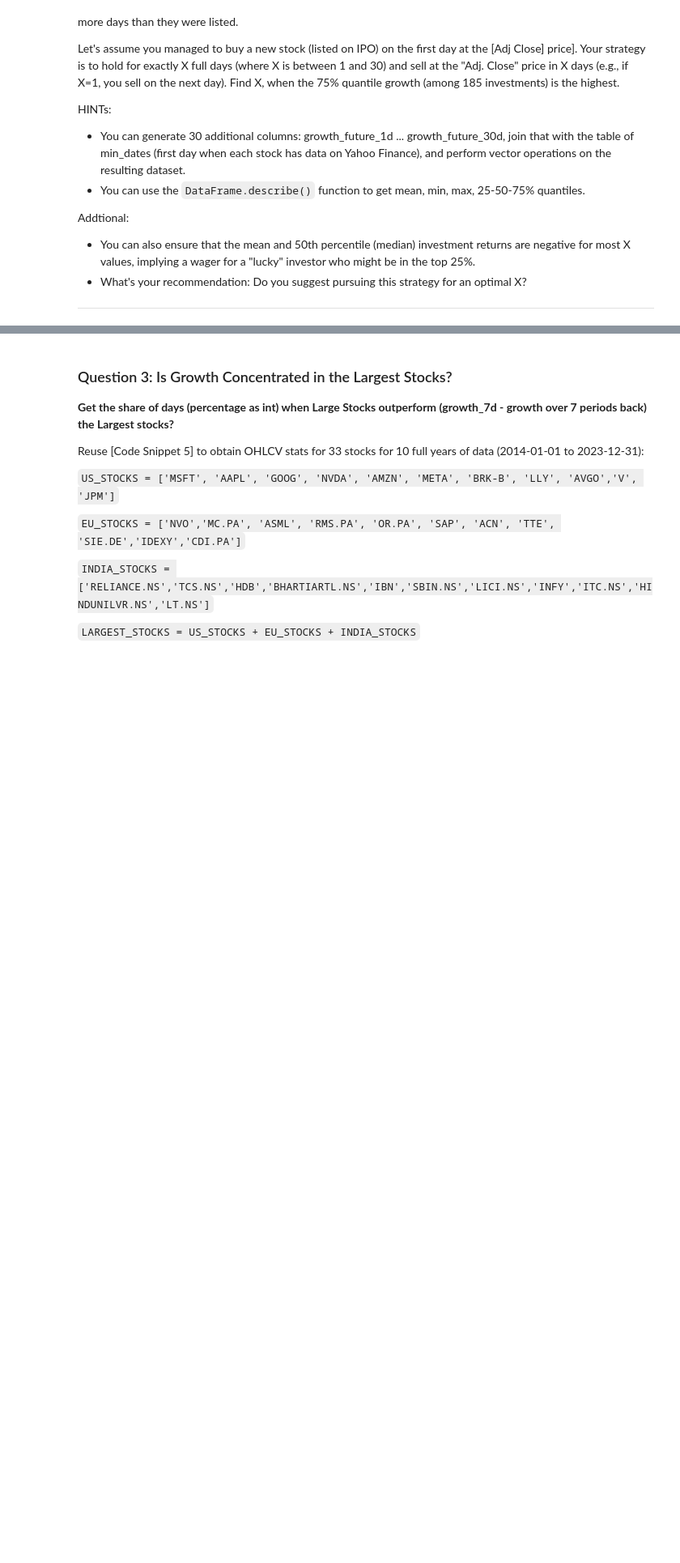
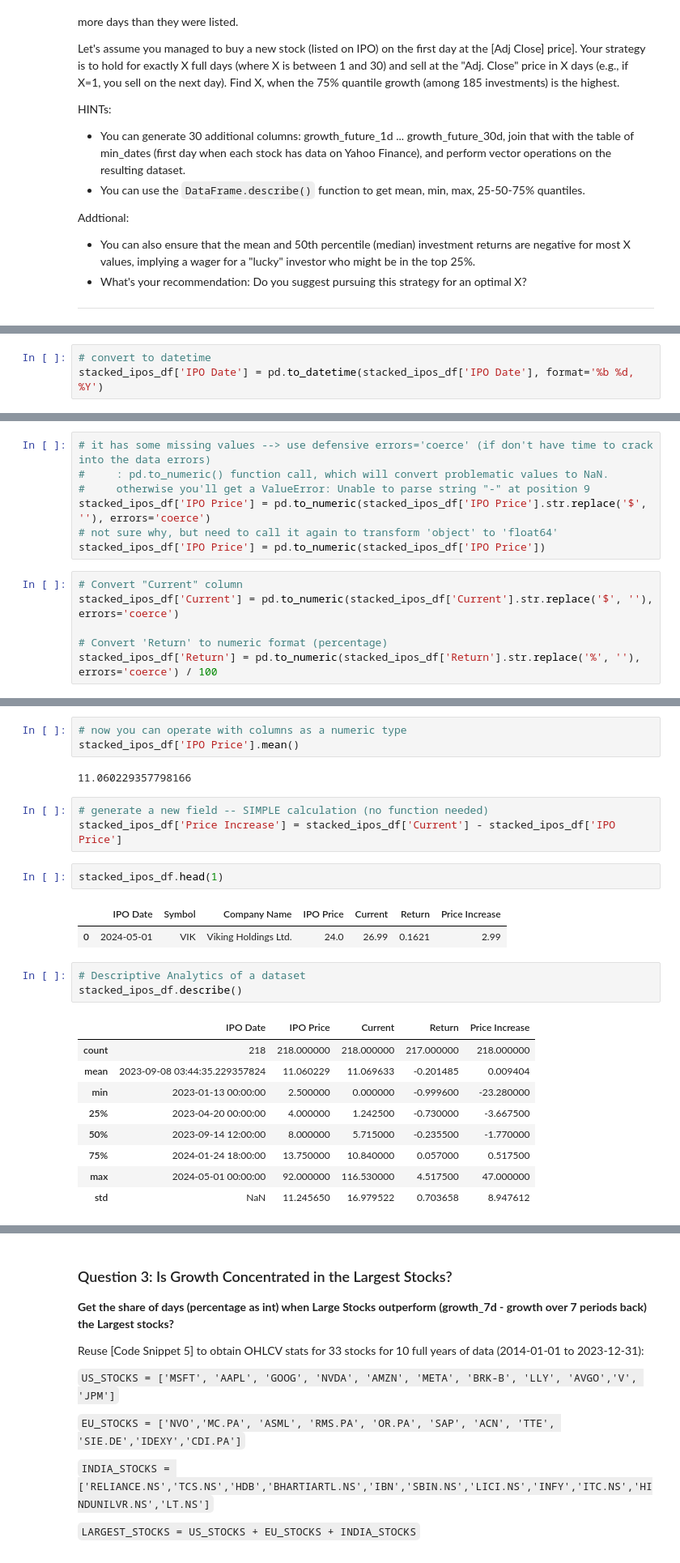
Before and after one commit to mary435/stock-markets-analytics, a Jupyter notebook: 02/hw_02.ipynb, the cells around one changed output, grey strips where cells are left out. Shown at 81% size. Drawn from its saved outputs; the diff is of its cells as text; blank space fills up the shorter version.

```diff
--- a/02/hw_02.ipynb
+++ b/02/hw_02.ipynb
@@ -265,0 +297,3 @@ memory usage: 3.1+ KB
+# %%
+# convert to datetime
+stacked_ipos_df['IPO Date'] = pd.to_datetime(stacked_ipos_df['IPO Date'], format='%b %d, %Y')
@@ -265,0 +306,13 @@ memory usage: 3.1+ KB
+# %%
+# it has some missing values --> use defensive errors='coerce' (if don't have time to crack into the data errors)
+#     : pd.to_numeric() function call, which will convert problematic values to NaN.
+#     otherwise you'll get a ValueError: Unable to parse string "-" at position 9
+stacked_ipos_df['IPO Price'] = pd.to_numeric(stacked_ipos_df['IPO Price'].str.replace('$', ''), errors='coerce')
+# not sure why, but need to call it again to transform 'object' to 'float64'
+stacked_ipos_df['IPO Price'] = pd.to_numeric(stacked_ipos_df['IPO Price'])
+# %%
+# Convert "Current" column
+stacked_ipos_df['Current'] = pd.to_numeric(stacked_ipos_df['Current'].str.replace('$', ''), errors='coerce')
+
+# Convert 'Return' to numeric format (percentage)
+stacked_ipos_df['Return'] = pd.to_numeric(stacked_ipos_df['Return'].str.replace('%', ''), errors='coerce') / 100
@@ -265,0 +354,26 @@ memory usage: 3.1+ KB
+# %%
+# now you can operate with columns as a numeric type
+stacked_ipos_df['IPO Price'].mean()
+# %% [output]
+11.060229357798166
+# %%
+# generate a new field -- SIMPLE calculation (no function needed)
+stacked_ipos_df['Price Increase'] = stacked_ipos_df['Current'] - stacked_ipos_df['IPO Price']
+# %%
+stacked_ipos_df.head(1)
+# %% [output]
+|  | IPO Date | Symbol | Company Name | IPO Price | Current | Return | Price Increase |
+| 0 | 2024-05-01 | VIK | Viking Holdings Ltd. | 24.0 | 26.99 | 0.1621 | 2.99 |
+# %%
+# Descriptive Analytics of a dataset
+stacked_ipos_df.describe()
+# %% [output]
+|  | IPO Date | IPO Price | Current | Return | Price Increase |
+| count | 218 | 218.000000 | 218.000000 | 217.000000 | 218.000000 |
+| mean | 2023-09-08 03:44:35.229357824 | 11.060229 | 11.069633 | -0.201485 | 0.009404 |
+| min | 2023-01-13 00:00:00 | 2.500000 | 0.000000 | -0.999600 | -23.280000 |
+| 25% | 2023-04-20 00:00:00 | 4.000000 | 1.242500 | -0.730000 | -3.667500 |
+| 50% | 2023-09-14 12:00:00 | 8.000000 | 5.715000 | -0.235500 | -1.770000 |
+| 75% | 2024-01-24 18:00:00 | 13.750000 | 10.840000 | 0.057000 | 0.517500 |
+| max | 2024-05-01 00:00:00 | 92.000000 | 116.530000 | 4.517500 | 47.000000 |
+| std | NaN | 11.245650 | 16.979522 | 0.703658 | 8.947612 |
```
Also changed, not shown: parts of 27 cells of this notebook.
